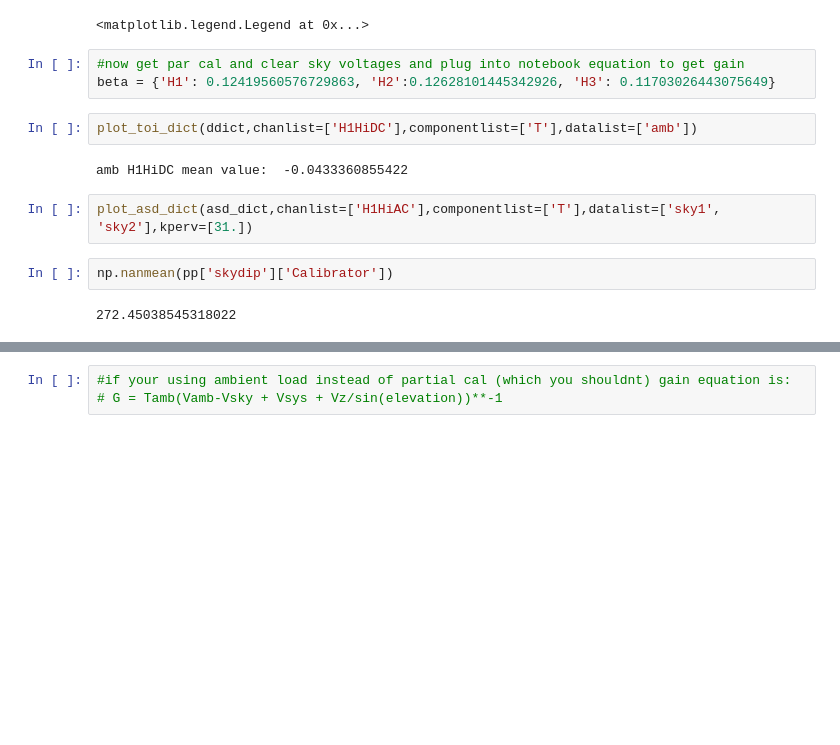
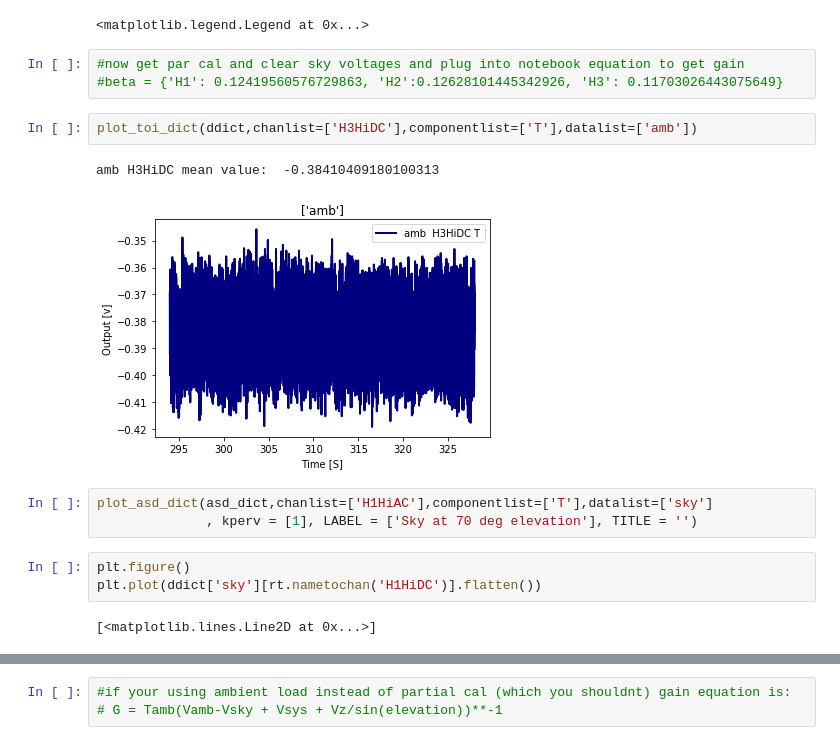
Before and after one commit to arikaplan/polaris_software, a Jupyter notebook: notebook/Sky_dip.ipynb, the cells around one changed output, grey strips where cells are left out. Saved outputs shown, nothing was run; the diff lists cells and outputs as text; blank space fills up the shorter version.

```diff
--- a/notebook/Sky_dip.ipynb
+++ b/notebook/Sky_dip.ipynb
@@ -324,15 +528,18 @@ legend()
 <matplotlib.legend.Legend at 0x...>
 # %%
 #now get par cal and clear sky voltages and plug into notebook equation to get gain
-beta = {'H1': 0.12419560576729863, 'H2':0.12628101445342926, 'H3': 0.11703026443075649}
+#beta = {'H1': 0.12419560576729863, 'H2':0.12628101445342926, 'H3': 0.11703026443075649}
 # %%
-plot_toi_dict(ddict,chanlist=['H1HiDC'],componentlist=['T'],datalist=['amb'])
+plot_toi_dict(ddict,chanlist=['H3HiDC'],componentlist=['T'],datalist=['amb'])
 # %% [output]
-amb H1HiDC mean value:  -0.0433360855422
+amb H3HiDC mean value:  -0.38410409180100313
+[figure, added]
 # %%
-plot_asd_dict(asd_dict,chanlist=['H1HiAC'],componentlist=['T'],datalist=['sky1', 'sky2'],kperv=[31.])
+plot_asd_dict(asd_dict,chanlist=['H1HiAC'],componentlist=['T'],datalist=['sky']
+              , kperv = [1], LABEL = ['Sky at 70 deg elevation'], TITLE = '')
-# %%
-np.nanmean(pp['skydip']['Calibrator'])
-# %% [output]
-272.45038545318022
+# %%
+plt.figure()
+plt.plot(ddict['sky'][rt.nametochan('H1HiDC')].flatten())
+# %% [output]
+[<matplotlib.lines.Line2D at 0x...>]
 # %%
```
Also changed, not shown: parts of 37 cells of this notebook, 17 other files.
